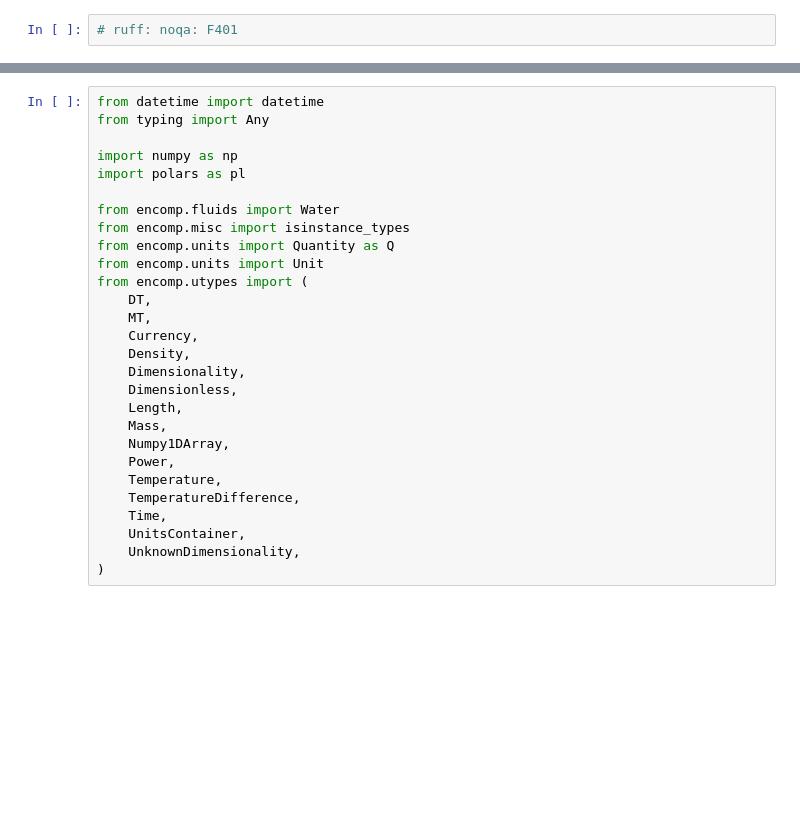
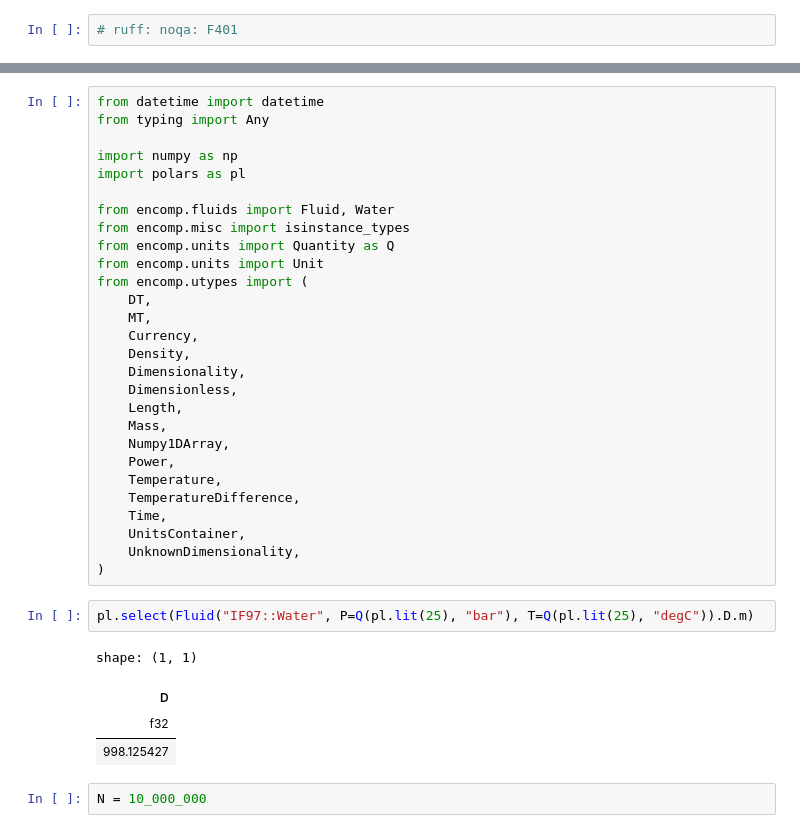
Before and after one commit to wlaur/encomp, a Jupyter notebook: notebooks/polars-expr-coolprop.ipynb, the cells around one changed output, grey strips where cells are left out. Cells and saved outputs as stored; diff of their text form; blank space fills up the shorter version.

```diff
--- a/notebooks/polars-expr-coolprop.ipynb
+++ b/notebooks/polars-expr-coolprop.ipynb
@@ -10,7 +14,7 @@ from typing import Any
 import numpy as np
 import polars as pl
 
-from encomp.fluids import Water
+from encomp.fluids import Fluid, Water
 from encomp.misc import isinstance_types
 from encomp.units import Quantity as Q
 from encomp.units import Unit
@@ -31,4 +35,13 @@ from encomp.utypes import (
     UnitsContainer,
     UnknownDimensionality,
 )
+# %%
+pl.select(Fluid("IF97::Water", P=Q(pl.lit(25), "bar"), T=Q(pl.lit(25), "degC")).D.m)
+# %% [output]
+shape: (1, 1)
+| D |
+| f32 |
+| 998.125427 |
+# %%
+N = 10_000_000
 # %%
```
Also changed, not shown: parts of 6 cells of this notebook, 14 other files.
